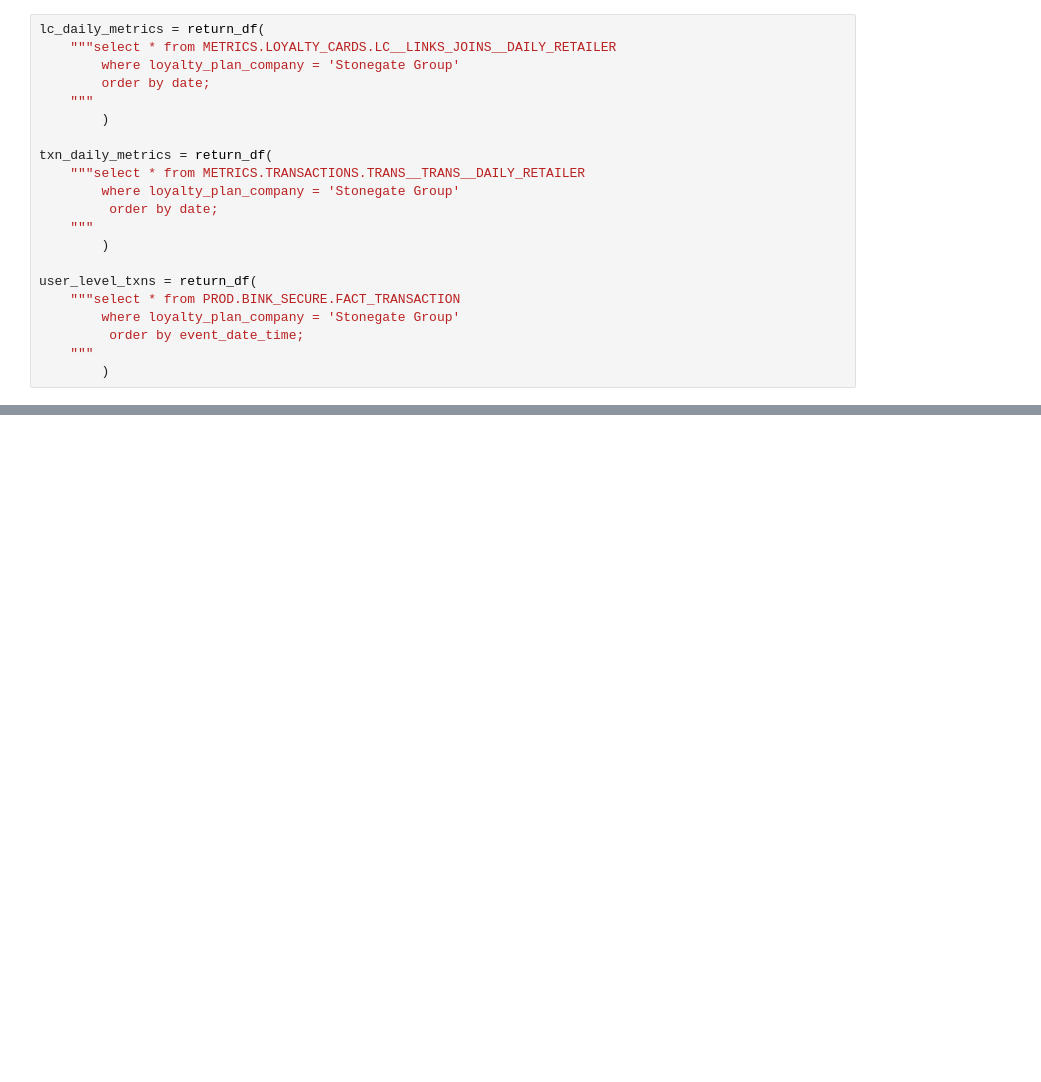
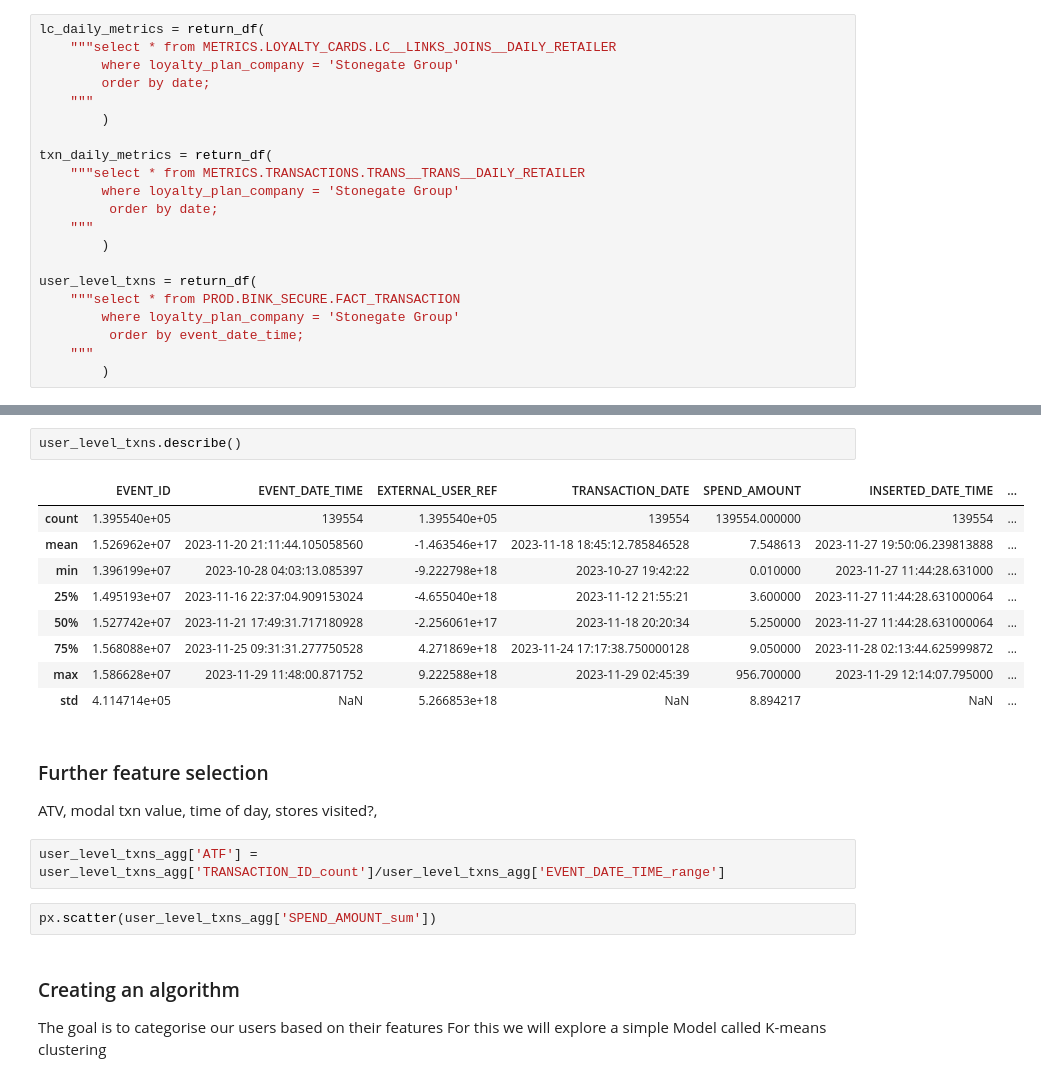
Before and after one commit to piukhq/snowdrops, a Jupyter notebook: eoy-analysis.ipynb, the cells around one changed output, grey strips where cells are left out. Saved outputs shown, nothing was run; the diff lists cells and outputs as text; blank space fills up the shorter version.

```diff
--- a/eoy-analysis.ipynb
+++ b/eoy-analysis.ipynb
@@ -116,0 +147,23 @@ user
+# %%
+user_level_txns.describe()
+# %% [output]
+|  | EVENT_ID | EVENT_DATE_TIME | EXTERNAL_USER_REF | TRANSACTION_DATE | SPEND_AMOUNT | INSERTED_DATE_TIME | ... |
+| count | 1.395540e+05 | 139554 | 1.395540e+05 | 139554 | 139554.000000 | 139554 | ... |
+| mean | 1.526962e+07 | 2023-11-20 21:11:44.105058560 | -1.463546e+17 | 2023-11-18 18:45:12.785846528 | 7.548613 | 2023-11-27 19:50:06.239813888 | ... |
+| min | 1.396199e+07 | 2023-10-28 04:03:13.085397 | -9.222798e+18 | 2023-10-27 19:42:22 | 0.010000 | 2023-11-27 11:44:28.631000 | ... |
+| 25% | 1.495193e+07 | 2023-11-16 22:37:04.909153024 | -4.655040e+18 | 2023-11-12 21:55:21 | 3.600000 | 2023-11-27 11:44:28.631000064 | ... |
+| 50% | 1.527742e+07 | 2023-11-21 17:49:31.717180928 | -2.256061e+17 | 2023-11-18 20:20:34 | 5.250000 | 2023-11-27 11:44:28.631000064 | ... |
+| 75% | 1.568088e+07 | 2023-11-25 09:31:31.277750528 | 4.271869e+18 | 2023-11-24 17:17:38.750000128 | 9.050000 | 2023-11-28 02:13:44.625999872 | ... |
+| max | 1.586628e+07 | 2023-11-29 11:48:00.871752 | 9.222588e+18 | 2023-11-29 02:45:39 | 956.700000 | 2023-11-29 12:14:07.795000 | ... |
+| std | 4.114714e+05 | NaN | 5.266853e+18 | NaN | 8.894217 | NaN | ... |
+# %% [markdown]
+### Further feature selection
+ATV, modal txn value, time of day, stores visited?,
+# %%
+user_level_txns_agg['ATF'] = user_level_txns_agg['TRANSACTION_ID_count']/user_level_txns_agg['EVENT_DATE_TIME_range']
+# %%
+px.scatter(user_level_txns_agg['SPEND_AMOUNT_sum'])
+# %% [markdown]
+### Creating an algorithm
+The goal is to categorise our users based on their features
+For this we will explore a simple Model called K-means clustering
```
Also changed, not shown: parts of 18 cells of this notebook, 1 other file.
